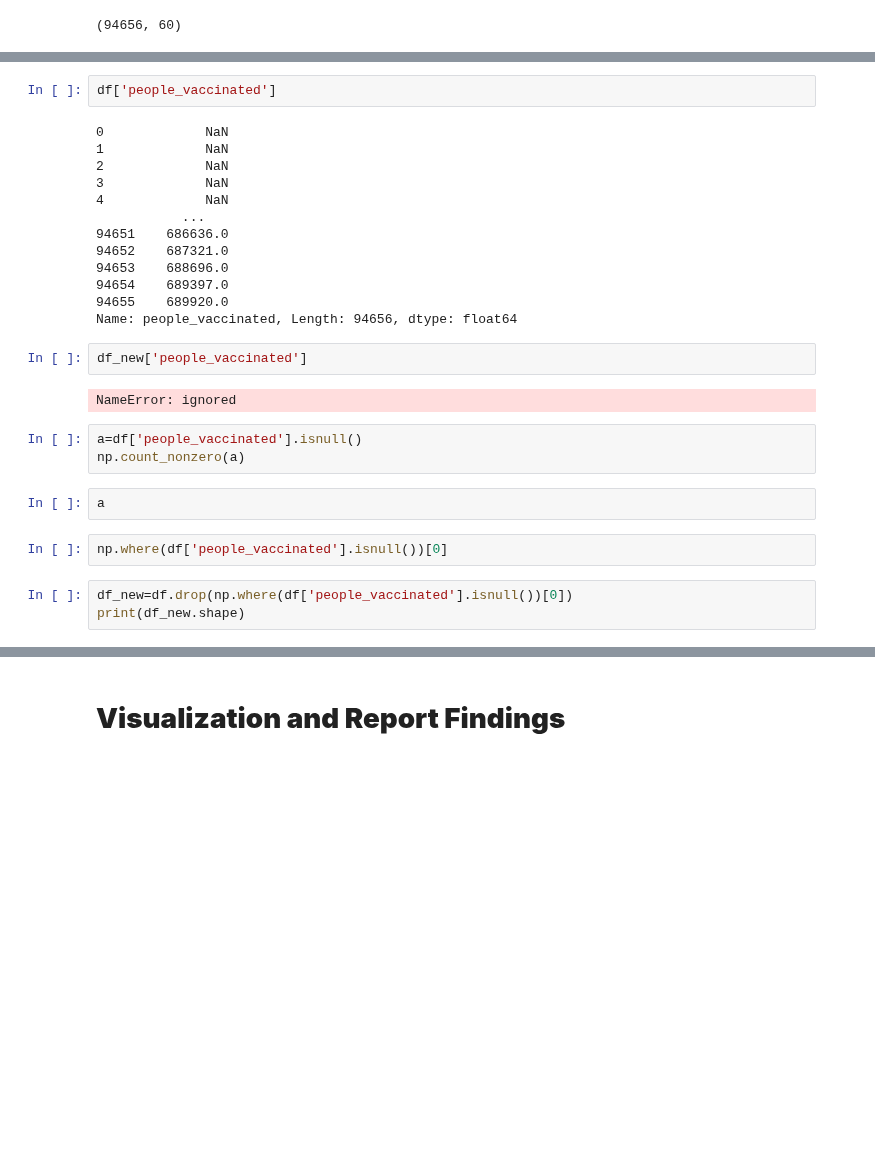
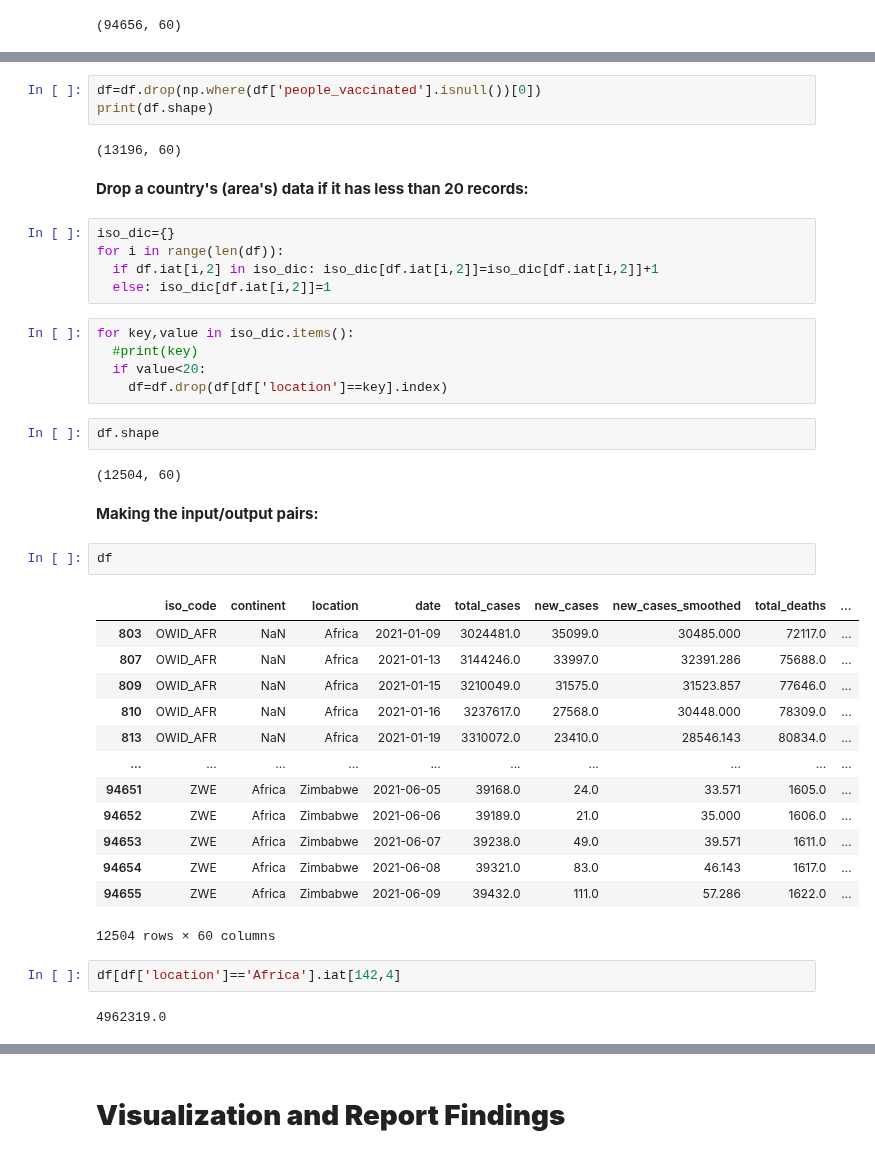
Before and after one commit to Codelerious/Covid19-Analytics, a Jupyter notebook: Covid_19Project.ipynb, the cells around one changed output, grey strips where cells are left out. Drawn from its saved outputs; the diff is of its cells as text; blank space fills up the shorter version.

```diff
--- a/Covid_19Project.ipynb
+++ b/Covid_19Project.ipynb
@@ -191,29 +193,43 @@ df.shape
+# %%
+df=df.drop(np.where(df['people_vaccinated'].isnull())[0])
+print(df.shape)
+# %% [output]
+(13196, 60)
+# %% [markdown]
+**Drop a country's (area's) data if it has less than 20 records:**
+# %%
+iso_dic={}
+for i in range(len(df)):
+  if df.iat[i,2] in iso_dic: iso_dic[df.iat[i,2]]=iso_dic[df.iat[i,2]]+1
+  else: iso_dic[df.iat[i,2]]=1
+# %%
+for key,value in iso_dic.items():
+  #print(key)
+  if value<20:
+    df=df.drop(df[df['location']==key].index)
+# %%
+df.shape
+# %% [output]
+(12504, 60)
+# %% [markdown]
+**Making the input/output pairs:**
 # %%
-df['people_vaccinated']
+df
 # %% [output]
+|  | iso_code | continent | location | date | total_cases | new_cases | new_cases_smoothed | total_deaths | ... |
+| 803 | OWID_AFR | NaN | Africa | 2021-01-09 | 3024481.0 | 35099.0 | 30485.000 | 72117.0 | ... |
+| 807 | OWID_AFR | NaN | Africa | 2021-01-13 | 3144246.0 | 33997.0 | 32391.286 | 75688.0 | ... |
+| 809 | OWID_AFR | NaN | Africa | 2021-01-15 | 3210049.0 | 31575.0 | 31523.857 | 77646.0 | ... |
+| 810 | OWID_AFR | NaN | Africa | 2021-01-16 | 3237617.0 | 27568.0 | 30448.000 | 78309.0 | ... |
+| 813 | OWID_AFR | NaN | Africa | 2021-01-19 | 3310072.0 | 23410.0 | 28546.143 | 80834.0 | ... |
+| ... | ... | ... | ... | ... | ... | ... | ... | ... | ... |
+| 94651 | ZWE | Africa | Zimbabwe | 2021-06-05 | 39168.0 | 24.0 | 33.571 | 1605.0 | ... |
+| 94652 | ZWE | Africa | Zimbabwe | 2021-06-06 | 39189.0 | 21.0 | 35.000 | 1606.0 | ... |
+| 94653 | ZWE | Africa | Zimbabwe | 2021-06-07 | 39238.0 | 49.0 | 39.571 | 1611.0 | ... |
+| 94654 | ZWE | Africa | Zimbabwe | 2021-06-08 | 39321.0 | 83.0 | 46.143 | 1617.0 | ... |
+| 94655 | ZWE | Africa | Zimbabwe | 2021-06-09 | 39432.0 | 111.0 | 57.286 | 1622.0 | ... |
-0             NaN
-1             NaN
-2             NaN
-3             NaN
-4             NaN
-           ...
-94651    686636.0
-94652    687321.0
-94653    688696.0
-94654    689397.0
-94655    689920.0
-Name: people_vaccinated, Length: 94656, dtype: float64
+12504 rows × 60 columns
-# %%
-df_new['people_vaccinated']
-# %% [output]
-NameError: ignored
-# %%
-a=df['people_vaccinated'].isnull()
-np.count_nonzero(a)
-# %%
-a
-# %%
-np.where(df['people_vaccinated'].isnull())[0]
-# %%
-df_new=df.drop(np.where(df['people_vaccinated'].isnull())[0])
-print(df_new.shape)
+# %%
+df[df['location']=='Africa'].iat[142,4]
+# %% [output]
+4962319.0
```
Also changed, not shown: parts of 12 cells of this notebook.
